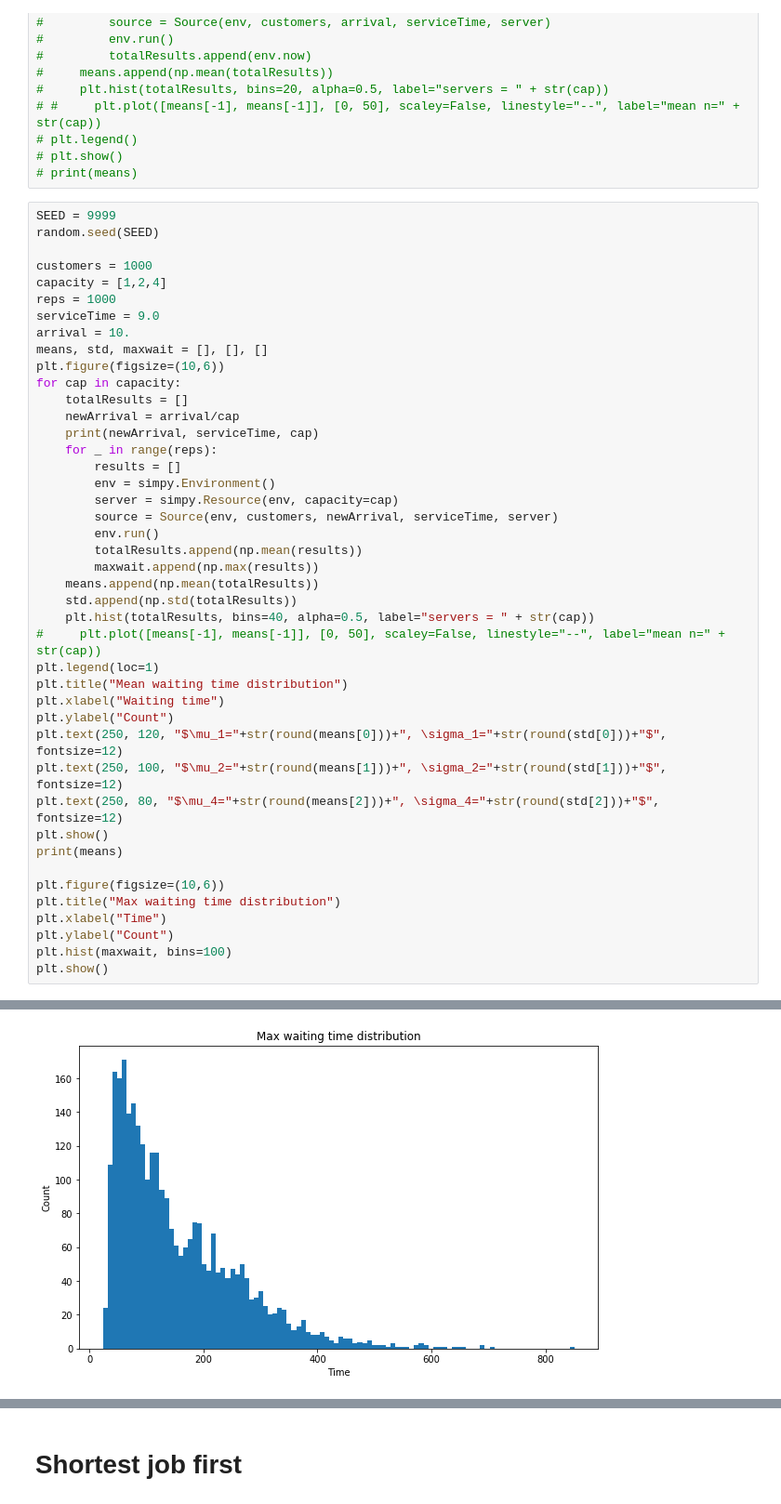
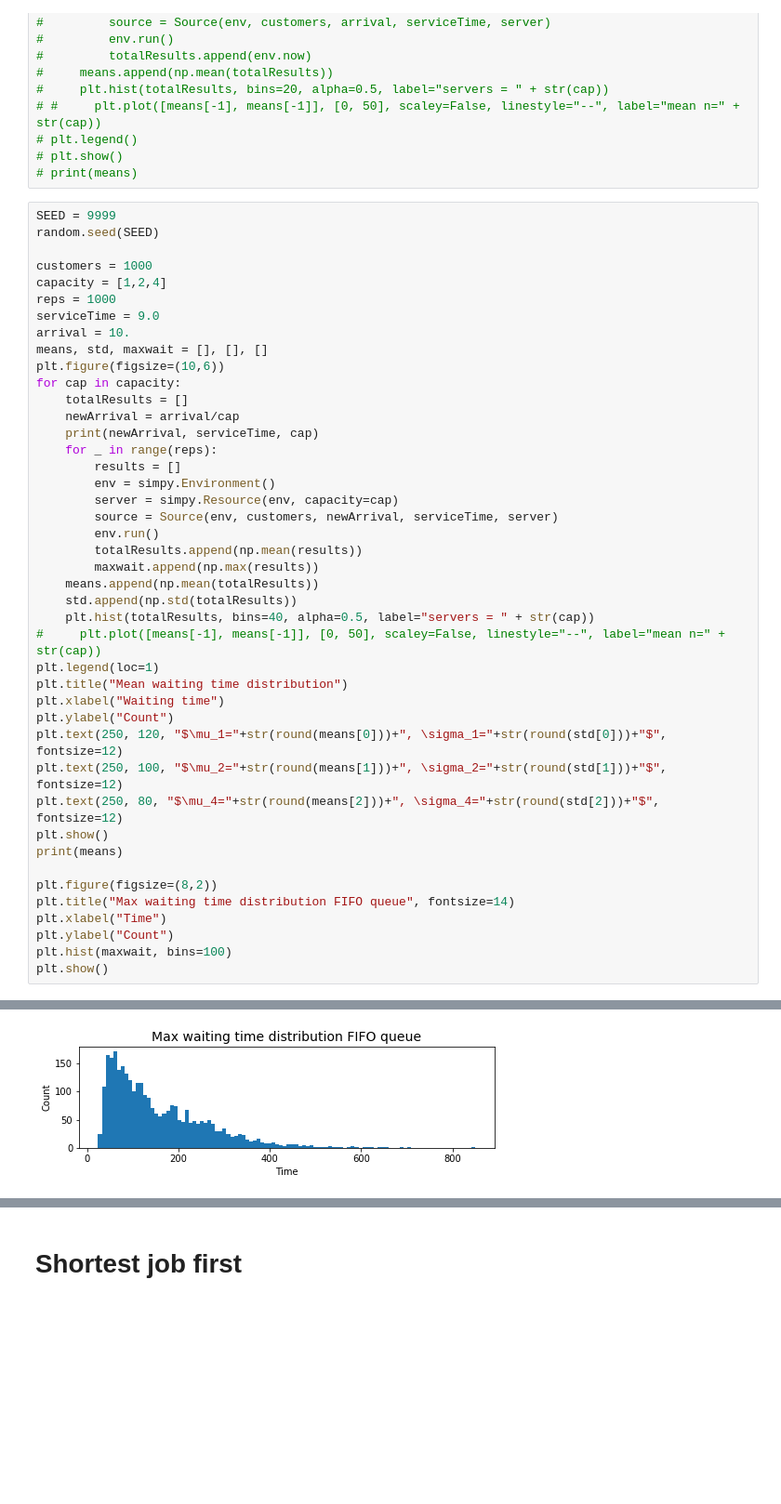
Before and after one commit to WavyV/StochasticSimulation, a Jupyter notebook: Assignment2/Assignment2.ipynb, the cells around one changed output, grey strips where cells are left out. Shown: that part at 93% size. Cells and saved outputs as stored; diff of their text form; blank space fills up the shorter version.

```diff
--- a/Assignment2/Assignment2.ipynb
+++ b/Assignment2/Assignment2.ipynb
@@ -90,34 +90,34 @@ for cap in capacity:
         env = simpy.Environment()
         server = simpy.Resource(env, capacity=cap)
         source = Source(env, customers, newArrival, serviceTime, server)
         env.run()
         totalResults.append(np.mean(results))
         maxwait.append(np.max(results))
     means.append(np.mean(totalResults))
     std.append(np.std(totalResults))
     plt.hist(totalResults, bins=40, alpha=0.5, label="servers = " + str(cap))
 #     plt.plot([means[-1], means[-1]], [0, 50], scaley=False, linestyle="--", label="mean n=" + str(cap))
 plt.legend(loc=1)
 plt.title("Mean waiting time distribution")
 plt.xlabel("Waiting time")
 plt.ylabel("Count")
 plt.text(250, 120, "$\mu_1="+str(round(means[0]))+", \sigma_1="+str(round(std[0]))+"$", fontsize=12)
 plt.text(250, 100, "$\mu_2="+str(round(means[1]))+", \sigma_2="+str(round(std[1]))+"$", fontsize=12)
 plt.text(250, 80, "$\mu_4="+str(round(means[2]))+", \sigma_4="+str(round(std[2]))+"$", fontsize=12)
 plt.show()
 print(means)
 
-plt.figure(figsize=(10,6))
-plt.title("Max waiting time distribution")
+plt.figure(figsize=(8,2))
+plt.title("Max waiting time distribution FIFO queue", fontsize=14)
 plt.xlabel("Time")
 plt.ylabel("Count")
 plt.hist(maxwait, bins=100)
 plt.show()
 # %% [output]
 10.0 9.0 1
 5.0 9.0 2
 2.5 9.0 4
 [figure]
 [74.27097522117207, 34.65176962818491, 15.322818074475208]
-[figure, old version]
+[figure, new version]
 # %%
```
Also changed, not shown: parts of 2 cells of this notebook.
